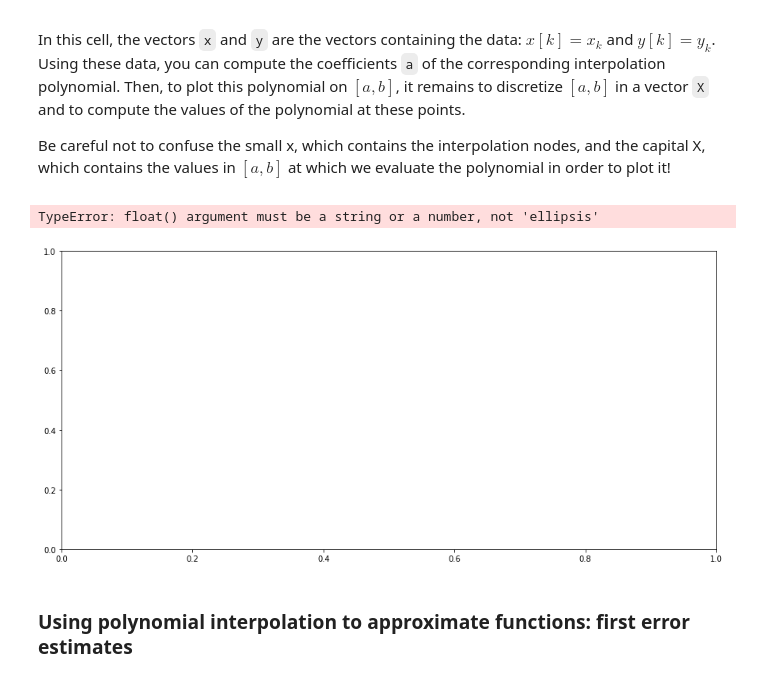
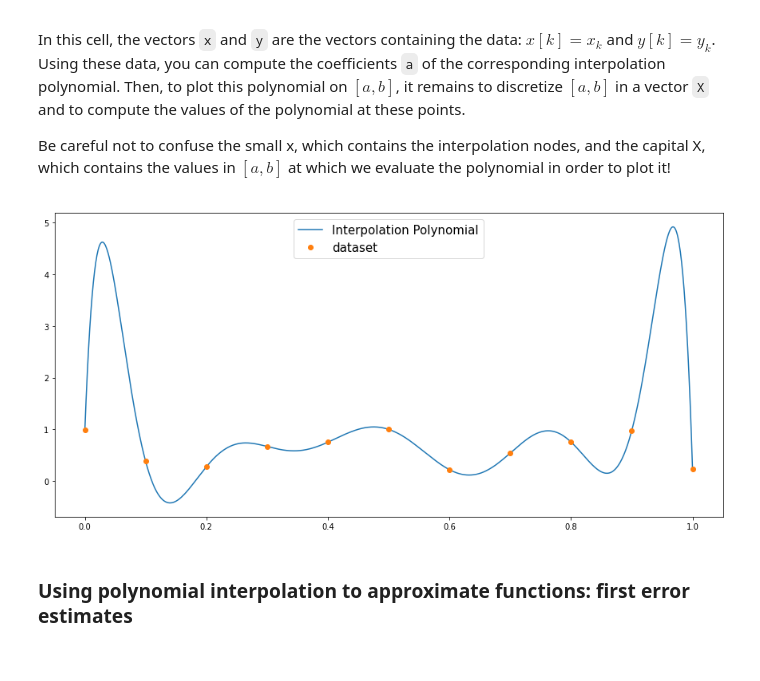
Before and after one commit to Ad1thya-R/MAA106, a Jupyter notebook: Chapter2_PolynomialApproximation/2-PolynomialApproximation.ipynb, the cells around one changed output. Drawn from its saved outputs; the diff is of its cells as text; code cells hidden in the pictures.

```diff
--- a/Chapter2_PolynomialApproximation/2-PolynomialApproximation.ipynb
+++ b/Chapter2_PolynomialApproximation/2-PolynomialApproximation.ipynb
@@ -311,22 +311,21 @@ Be careful not to confuse the small x, which contains the interpolation nodes, a
 # %%
 n = 10   # number of interpolation points (minus 1)
 x = np.linspace(0, 1, n+1)   # n+1 equispaced nodes (x_k) in [0,1]
 y = np.random.rand(n+1)  # n+1 random values for (y_k), uniform in [0,1] (you can try other distributions if you want to)
 X = np.linspace(0, 1, 1001)  # values in [0,1] where the interpolation polynomial has to be computed
 
 # computes the coefficients of the polynomial and its values at point X
-a = ...
-PX = ...
+a = interpVDM(x,y)
+PX = evalHorner(a,X)
 
 # plot
 plt.figure(figsize = (15,7))
-plt.plot(..., ..., label="Interpolation Polynomial")
-plt.plot(..., ..., marker='o', linestyle='', label="dataset")
+plt.plot(X, PX, label="Interpolation Polynomial")
+plt.plot(x, y, marker='o', linestyle='', label="dataset")
 plt.legend(fontsize = 15)
 plt.show()
 # %% [output]
-TypeError: float() argument must be a string or a number, not 'ellipsis'
-[figure, old version]
+[figure, new version]
 # %% [markdown]
 ### Using polynomial interpolation to approximate functions: first error estimates
 # %% [markdown]
```
Also changed, not shown: parts of 15 cells of this notebook, 1 other file.
